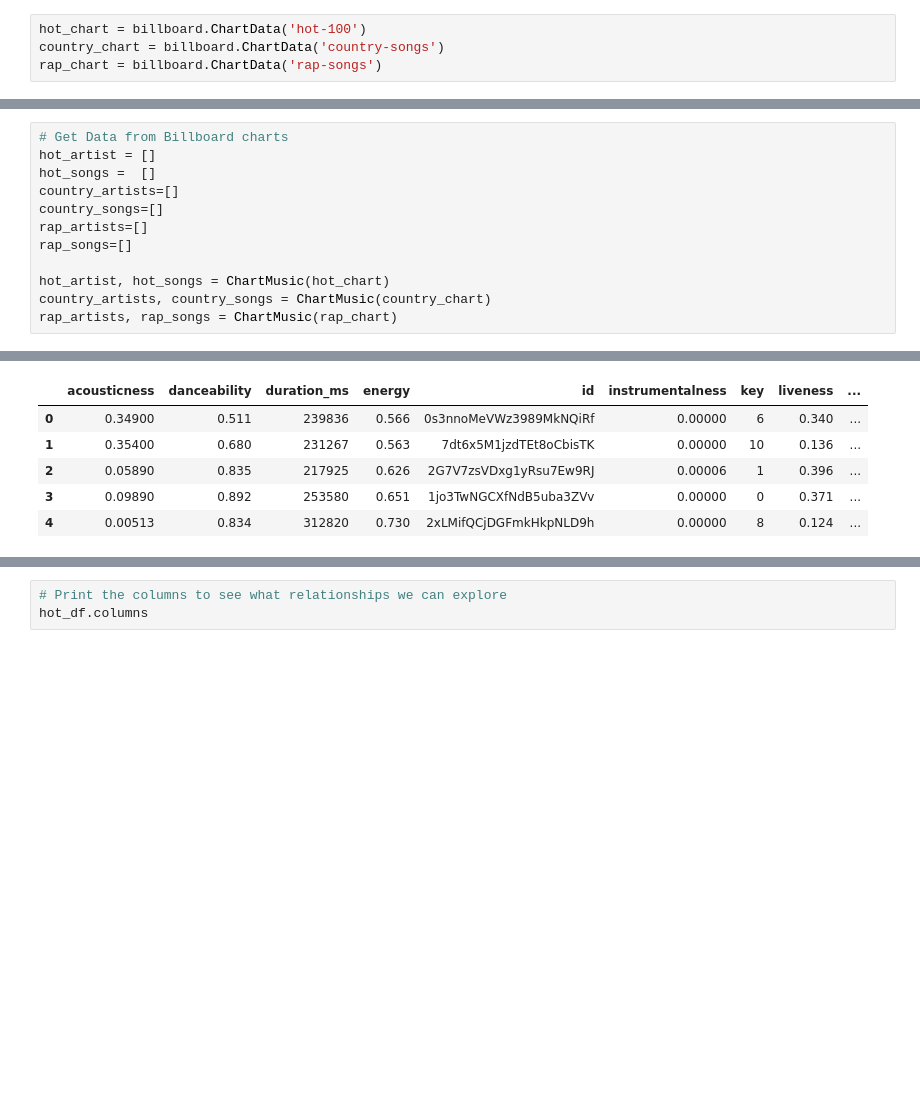
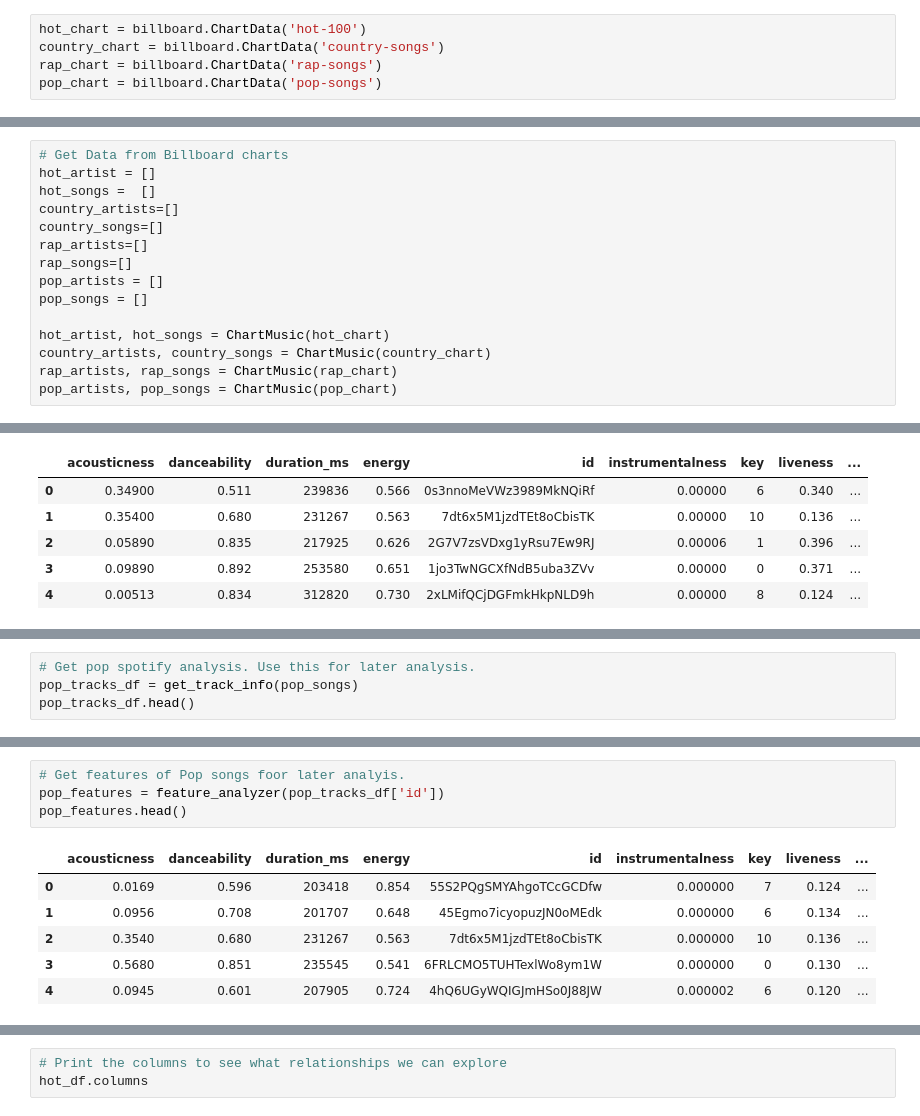
Before and after one commit to Ajstanley89/Know-Your-Music, a Jupyter notebook: Project One Alex Cleaned Up.ipynb, the cells around one changed output, grey strips where cells are left out. Cells and saved outputs as stored; diff of their text form; blank space fills up the shorter version.

```diff
--- a/Project One Alex Cleaned Up.ipynb
+++ b/Project One Alex Cleaned Up.ipynb
@@ -30,6 +30,7 @@ else:
 hot_chart = billboard.ChartData('hot-100')
 country_chart = billboard.ChartData('country-songs')
 rap_chart = billboard.ChartData('rap-songs')
+pop_chart = billboard.ChartData('pop-songs')
 # %%
 # Define function to retrieve data from Billboard charts
 def ChartMusic(chart):
@@ -50,9 +51,12 @@ country_artists=[]
 country_songs=[]
 rap_artists=[]
 rap_songs=[]
+pop_artists = []
+pop_songs = []
 
 hot_artist, hot_songs = ChartMusic(hot_chart)
 country_artists, country_songs = ChartMusic(country_chart)
 rap_artists, rap_songs = ChartMusic(rap_chart)
+pop_artists, pop_songs = ChartMusic(pop_chart)
 # %%
 # Verify length of list
@@ -198 +202,5 @@ rap_df.head()
 5 rows × 22 columns
+# %%
+# Get pop spotify analysis. Use this for later analysis.
+pop_tracks_df = get_track_info(pop_songs)
+pop_tracks_df.head()
@@ -198,0 +214,11 @@ rap_df.head()
+# %%
+# Get features of Pop songs foor later analyis.
+pop_features = feature_analyzer(pop_tracks_df['id'])
+pop_features.head()
+# %% [output]
+|  | acousticness | danceability | duration_ms | energy | id | instrumentalness | key | liveness | ... |
+| 0 | 0.0169 | 0.596 | 203418 | 0.854 | 55S2PQgSMYAhgoTCcGCDfw | 0.000000 | 7 | 0.124 | ... |
+| 1 | 0.0956 | 0.708 | 201707 | 0.648 | 45Egmo7icyopuzJN0oMEdk | 0.000000 | 6 | 0.134 | ... |
+| 2 | 0.3540 | 0.680 | 231267 | 0.563 | 7dt6x5M1jzdTEt8oCbisTK | 0.000000 | 10 | 0.136 | ... |
+| 3 | 0.5680 | 0.851 | 235545 | 0.541 | 6FRLCMO5TUHTexlWo8ym1W | 0.000000 | 0 | 0.130 | ... |
+| 4 | 0.0945 | 0.601 | 207905 | 0.724 | 4hQ6UGyWQIGJmHSo0J88JW | 0.000002 | 6 | 0.120 | ... |
```
Also changed, not shown: parts of 29 cells of this notebook, 28 other files.
